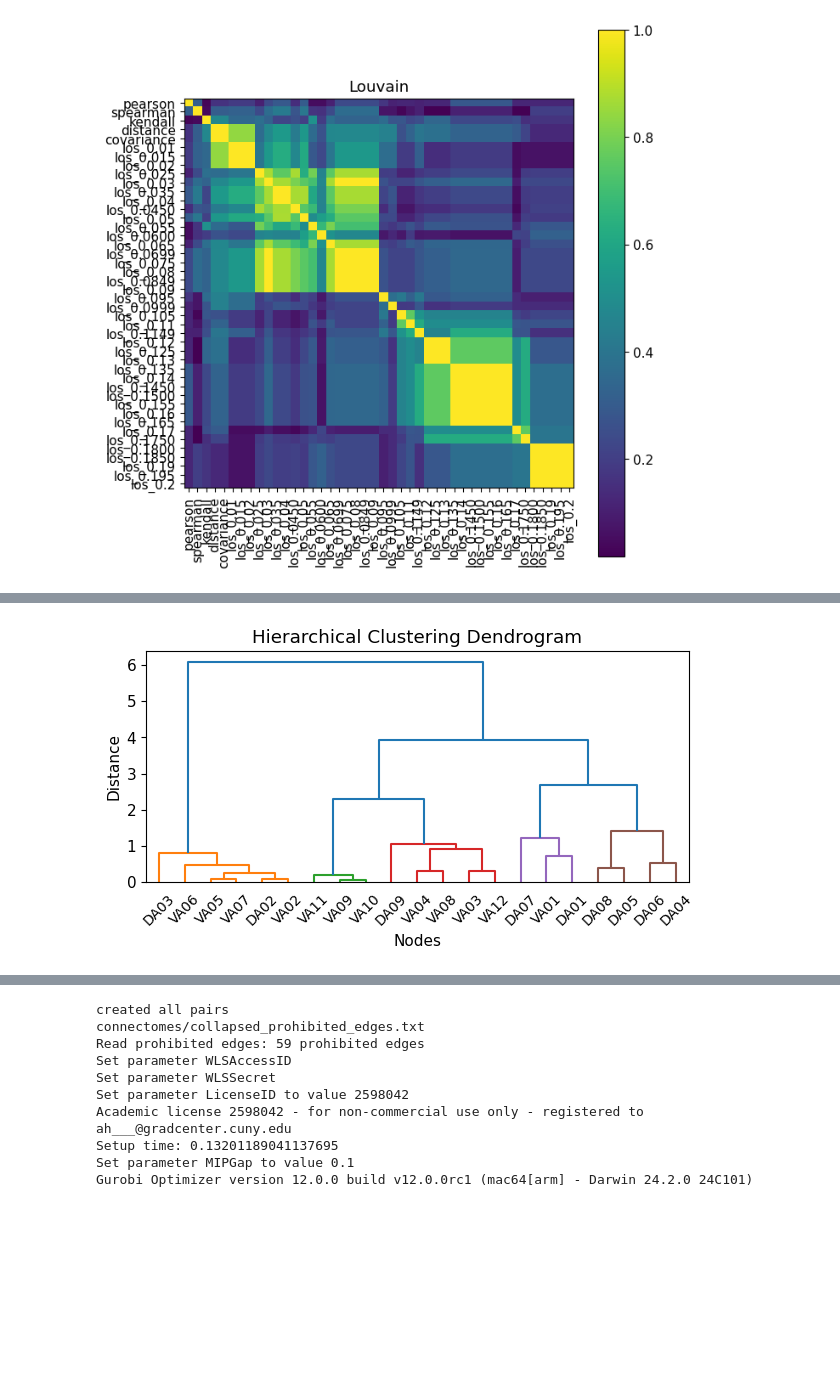
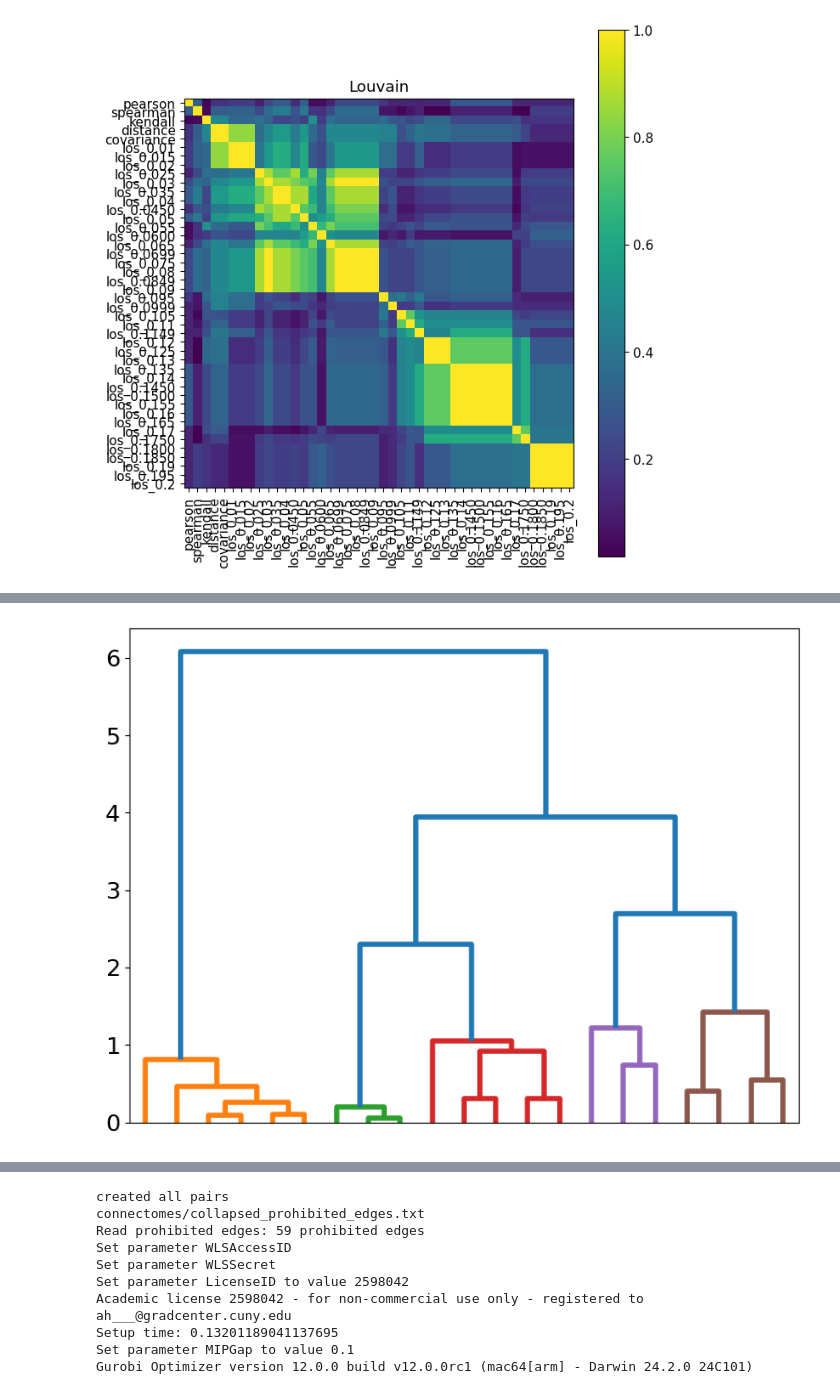
Before and after one commit to ialireza13/c_elegans_neural_network, a Jupyter notebook: handson.ipynb, the cells around one changed output, grey strips where cells are left out. Drawn from its saved outputs; the diff is of its cells as text; code cells hidden in the pictures; blank space fills up the shorter version.

Commit message:
plots for prohibited case

```diff
--- a/handson.ipynb
+++ b/handson.ipynb
@@ -22,10 +22,10 @@ The autoreload extension is already loaded. To reload it, use:
 input_file = 'dataset/old'
 
 
-worm_dicts = read_input_mat_file(input_file, remove_trend=False, smooth_spikes=False, mean_zero=False)
+worm_dicts = read_input_mat_file(input_file, remove_trend=True, smooth_spikes=True, mean_zero=True, meanmax_thresh=None)
 # worm_dicts[0]['annot'][480:595] = 1
 # worm_dicts[0]['annot'][1600:] = 1
 # worm_dicts[1]['annot'][875:] = 1
 # worm_dicts[3]['annot'][:500] = 1
 
-# averaged_results = calculate_metrics(worm_dicts, use_annotations = True, return_average = True)
+averaged_results = calculate_metrics(worm_dicts, use_annotations = True, return_average = True)
@@ -457,22 +525,30 @@ plt.tight_layout()
 # %%
 from scipy.cluster.hierarchy import linkage, dendrogram, fcluster
-
-cooccurrence_matrix = get_cooccurrence_matrix(list(all_cliques.values()), mapping_neuron_to_idx)
+plt.rcParams.update({'font.size': 18})
+temp =  ['VA05', 'VA06', 'VA07', 'DA07', 'DA08', 'VA04', 'DA09', 'DA02', 'VA02', 'DA03', 'VA01', 'DA01', 'DA06', 'DA04', 'VA08', 'DA05', 'VA11', 'VA09', 'VA10', 'VA03', 'VA12']
+mapping = {x:mapping_neuron_to_idx[x] for x in temp}
+mapping = mapping_neuron_to_idx
+cooccurrence_matrix = get_cooccurrence_matrix(list(all_cliques.values()), mapping)
 
 # Step 4: Perform Hierarchical Clustering using Ward's Method
 linkage_matrix = linkage(cooccurrence_matrix, method='ward')
 
 # Step 5: Plot the Dendrogram
-plt.figure(figsize=(7, 3))
-dendo = dendrogram(linkage_matrix, labels=all_neurons, color_threshold=1.5)
+plt.figure(figsize=(8, 6))
+with plt.rc_context({'lines.linewidth': 4}):
+    dendo = dendrogram(linkage_matrix, labels=all_neurons, color_threshold=1.5)
 
 cooccurrence_matrix = cooccurrence_matrix[np.ix_(dendo['leaves'], dendo['leaves'])]
+
 new_node_order = [all_neurons[node] for node in dendo['leaves']]
+# new_node_order = temp
 
-plt.title("Hierarchical Clustering Dendrogram")
-plt.xlabel("Nodes")
-plt.ylabel("Distance")
-plt.show()
+# plt.title("Hierarchical Clustering Dendrogram")
+# plt.xlabel("Nodes")
+plt.xticks([])
+plt.tight_layout()
+# plt.ylabel("Distance")
+plt.savefig('plots/dendrogram.svg')
 # %% [output]
-[figure, old version]
+[figure, new version]
 # %%
```
Also changed, not shown: parts of 25 cells of this notebook.
